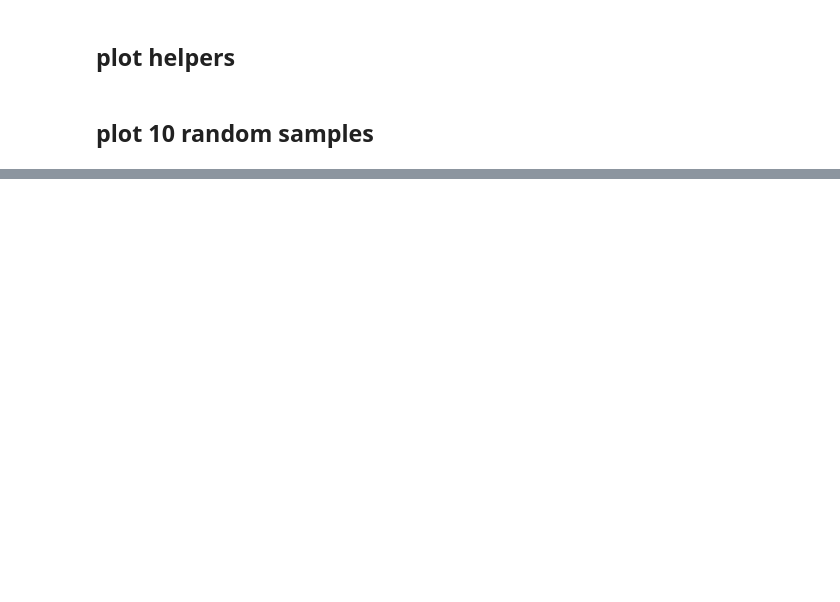
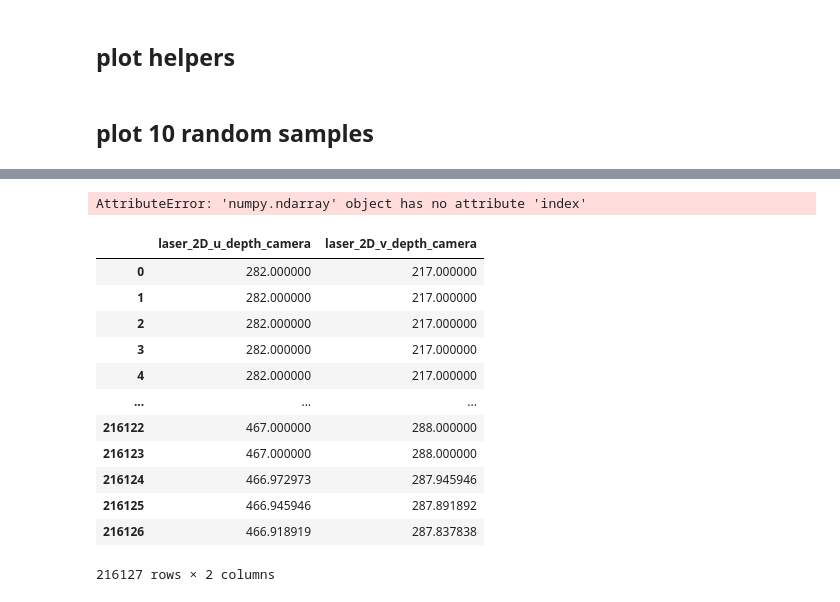
Before and after one commit to mathislindner/Gaze-Data-Acquisition-Code-and-Thesis, a Jupyter notebook: oos/visulalize_dataset.ipynb, the cells around one changed output, grey strips where cells are left out. Cells and saved outputs as stored; diff of their text form; code cells hidden in the pictures; blank space fills up the shorter version.

Commit message:
added laser distribution

```diff
--- a/oos/visulalize_dataset.ipynb
+++ b/oos/visulalize_dataset.ipynb
@@ -55,0 +79,28 @@ plt.show()
+# %%
+import seaborn as sns
+
+#draw a heatmap of the gaze points
+laser_coordinates_names = ["laser_2D_u_depth_camera", "laser_2D_v_depth_camera"]
+#plot heatmap
+
+laser_positions_index = exports_df.index
+laser_positions = exports_df[laser_coordinates_names].to_numpy()
+sns.heatmap(laser_positions, index=laser_positions.index, cmap="YlGnBu")
+# %% [output]
+AttributeError: 'numpy.ndarray' object has no attribute 'index'
+# %%
+laser_positions
+# %% [output]
+|  | laser_2D_u_depth_camera | laser_2D_v_depth_camera |
+| 0 | 282.000000 | 217.000000 |
+| 1 | 282.000000 | 217.000000 |
+| 2 | 282.000000 | 217.000000 |
+| 3 | 282.000000 | 217.000000 |
+| 4 | 282.000000 | 217.000000 |
+| ... | ... | ... |
+| 216122 | 467.000000 | 288.000000 |
+| 216123 | 467.000000 | 288.000000 |
+| 216124 | 466.972973 | 287.945946 |
+| 216125 | 466.945946 | 287.891892 |
+| 216126 | 466.918919 | 287.837838 |
+216127 rows × 2 columns
```
Also changed, not shown: parts of 2 cells of this notebook.
